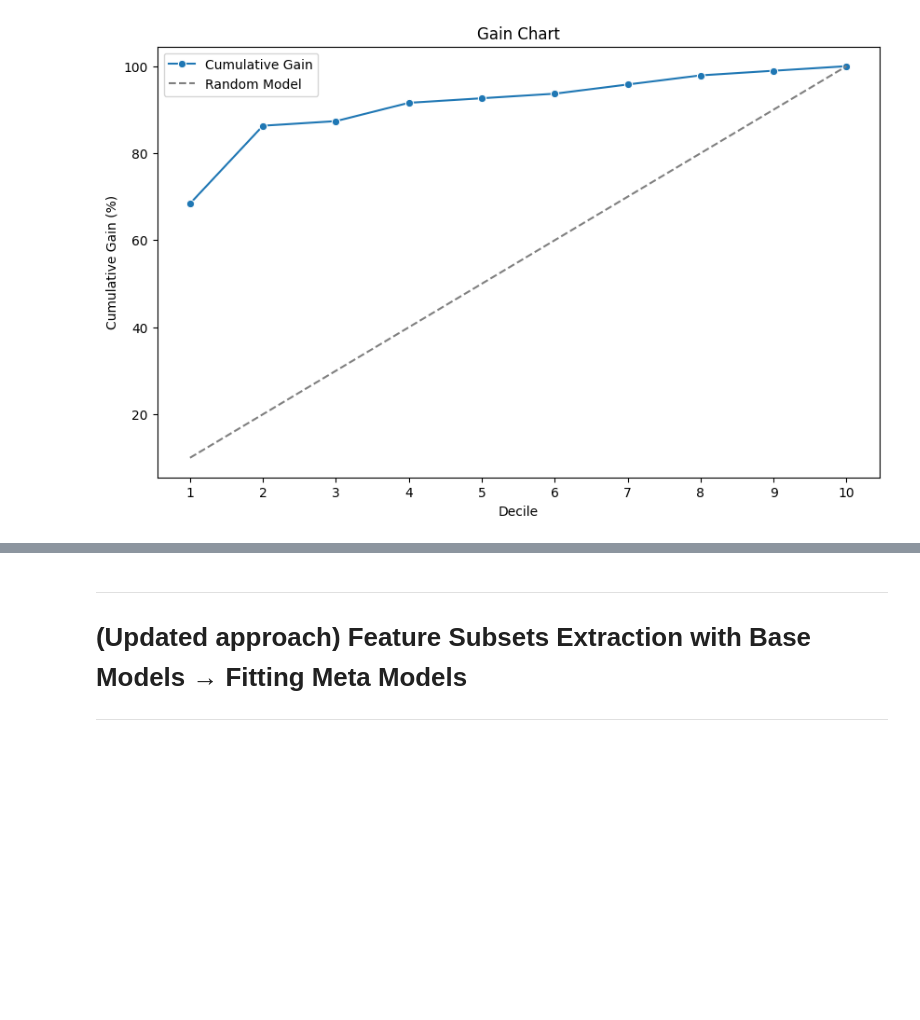
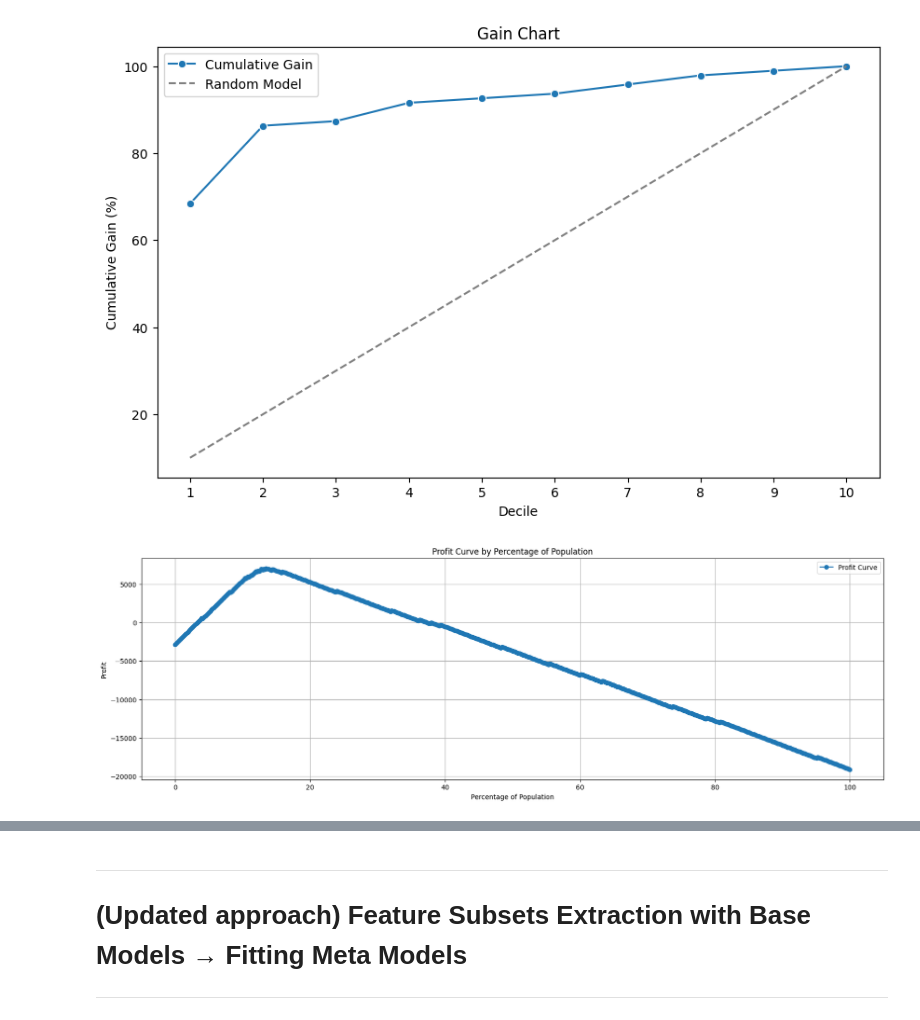
Before and after one commit to Minh-Nguyen-0401/Customer-Churn-Analysis, a Jupyter notebook: ensemble model.ipynb, the cells around one changed output, grey strips where cells are left out. Drawn from its saved outputs; the diff is of its cells as text; code cells hidden in the pictures; blank space fills up the shorter version.

Commit message:
add profit curve

```diff
--- a/ensemble model.ipynb
+++ b/ensemble model.ipynb
@@ -721,3 +721,60 @@ Gain Table:
 
 ------------------------------------------------------------------------------------------------------------------------------------------------------
 [figure]
+# %%
+from sklearn.metrics import confusion_matrix
+
+y_true = y_test.copy()
+y_probs = stacking_clf.predict_proba(X_test)[:, 1]
+
+def calculate_profit(tp, fp, fn, tn, profit_per_tp=100, cost_per_fp=50, cost_per_fn=30):
+    """
+    Custom profit calculation formula.
+    Adjust profit/cost values as needed.
+    """
+    return (tp * profit_per_tp) - (fp * cost_per_fp) - (fn * cost_per_fn)
+
+# Step 1: Sort probabilities and ground truth by predicted probabilities
+sorted_indices = np.argsort(y_probs)[::-1]  # Sort indices in descending order
+sorted_probs = np.array(y_probs)[sorted_indices]
+sorted_true = np.array(y_true)[sorted_indices]
+
+# Step 2: Calculate profits at different percentages of the population
+population_percentages = np.linspace(0, 100, len(sorted_probs) + 1)
+profits = []
+thresholds = []
+
+for i in range(len(sorted_probs) + 1):
+    # Take the top 'i' instances as positive predictions
+    y_pred = np.zeros_like(y_true)
+    y_pred[sorted_indices[:i]] = 1  # Set top 'i' instances to 1
+
+    tn, fp, fn, tp = confusion_matrix(y_true, y_pred).ravel()
+
+    # Calculate profit for the current population percentage
+    profit = calculate_profit(tp, fp, fn, tn)
+    profits.append(profit)
+
+    # Add threshold for the top 'i' instances
+    if i == 0:
+        thresholds.append(None)  # No threshold for 0% population
+    else:
+        thresholds.append(sorted_probs[i - 1])  # Threshold is the probability of the last included instance
+
+# Step 3: Plot the Profit Curve with Percentage of Population
+plt.figure(figsize=(20, 6))
+plt.plot(population_percentages, profits, label='Profit Curve', marker='o')
+plt.title("Profit Curve by Percentage of Population")
+plt.xlabel("Percentage of Population")
+plt.ylabel("Profit")
+plt.grid(True)
+plt.legend()
+
+# Step 4: Annotate thresholds on the plot
+# for i, txt in enumerate(thresholds):
+#     if txt is not None:  # Skip None values
+#         plt.annotate(f"{txt:.2f}", (population_percentages[i], profits[i]), textcoords="offset points", xytext=(0, 5), ha='center')
+
+plt.show()
+# %% [output]
+[figure, added]
```
Also changed, not shown: parts of 3 cells of this notebook.
